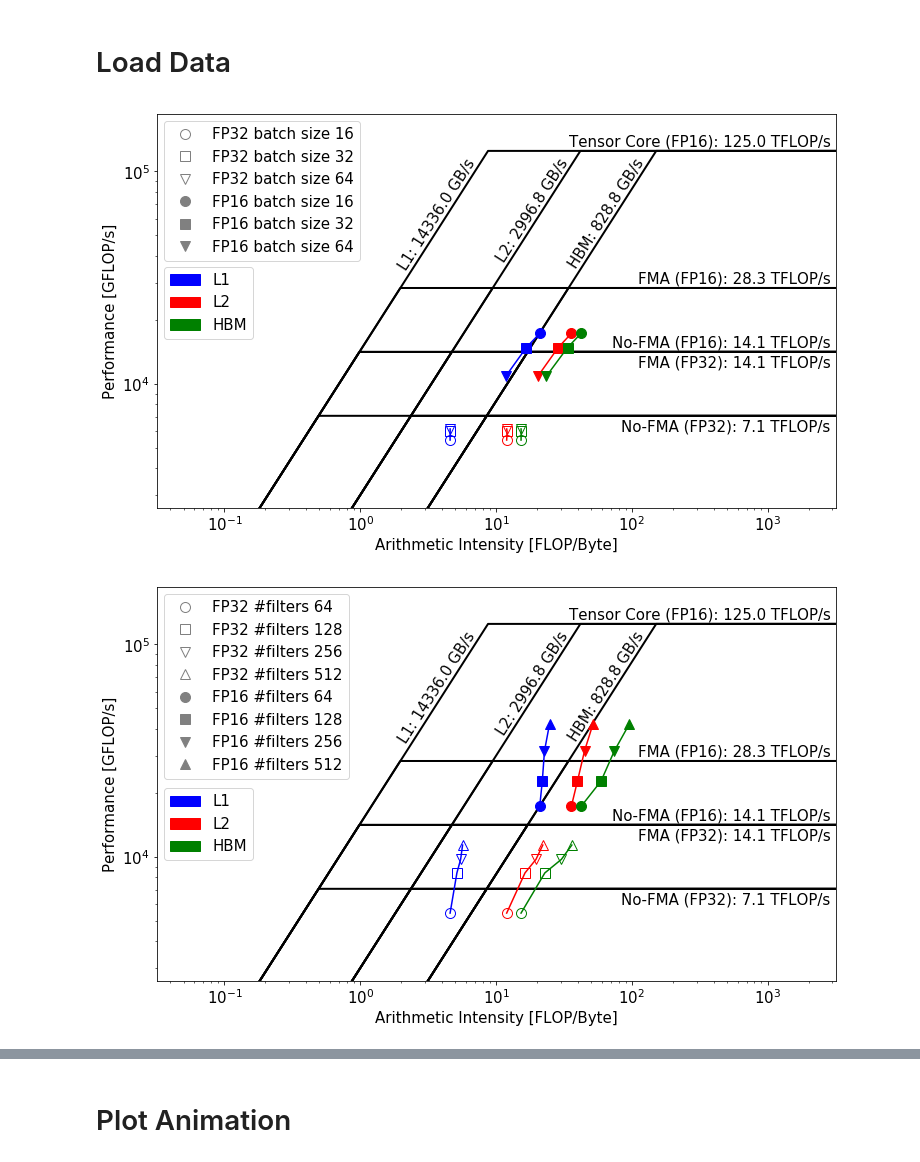
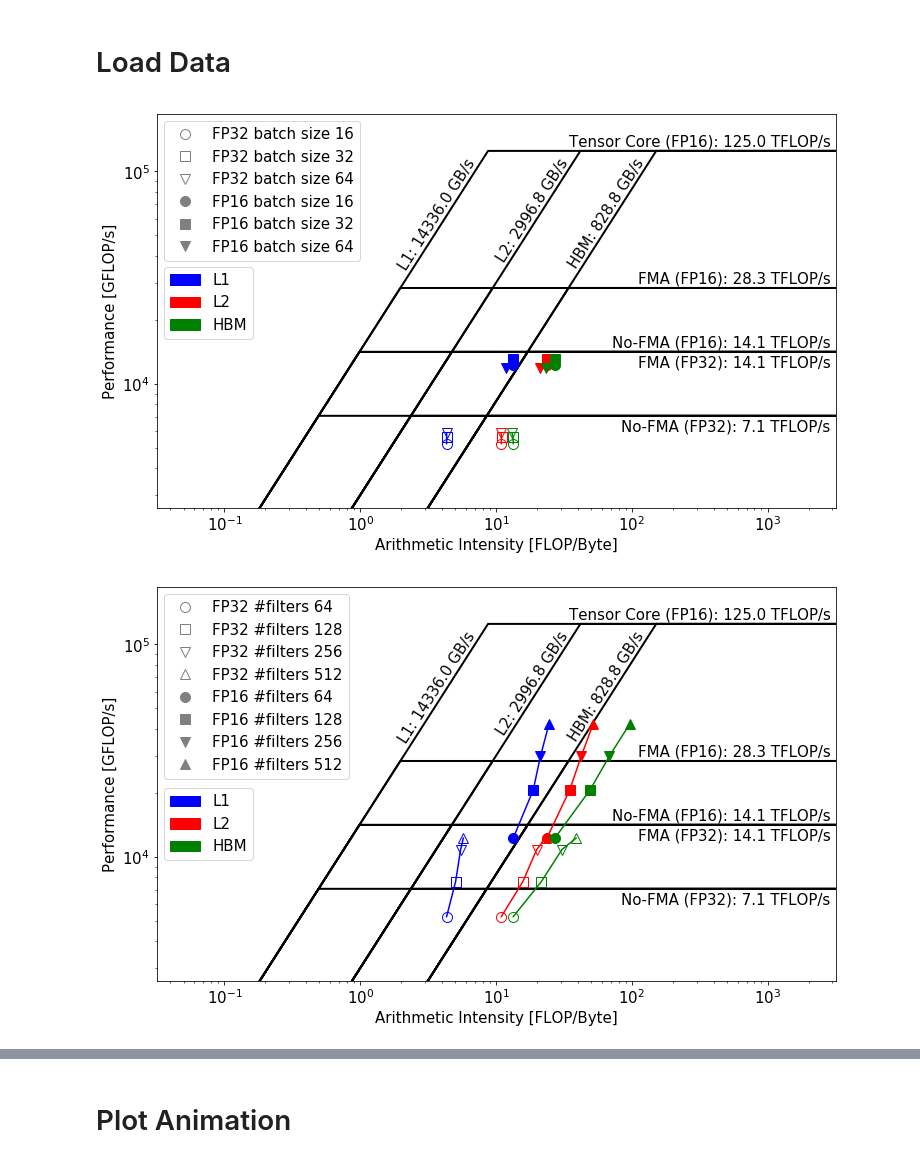
Before and after one commit to NERSC/tf-perf-kernels, a Jupyter notebook: roofline_plot_charlene.ipynb, the cells around one changed output, grey strips where cells are left out. Saved outputs shown, nothing was run; the diff lists cells and outputs as text; code cells hidden in the pictures.

```diff
--- a/roofline_plot_charlene.ipynb
+++ b/roofline_plot_charlene.ipynb
@@ -11,7 +11,8 @@ import matplotlib.patches as mpatches
 # Plot Parameters
 # %%
 #parameters
-plotdir = "./plots"
+datadir = "./results_NCHW"
+plotdir = "./plots_NCHW"
 font = { 'size'   : 15}
 plt.rc('font', **font)
 markersize = 10 #12
@@ -357,7 +357,7 @@ combineddf = pd.read_csv(os.path.join(datadir,"combined_profile.csv"))
 profiledf = pd.read_csv(os.path.join(datadir,"full_profile.csv"))
 # %%
 #plot vs batchsize
-directory="plots/batch_size"
+directory = os.path.join(plotdir, "batch_size")
 try:
     os.stat(directory)
 except:
@@ -398,10 +398,10 @@ for idx,feature in enumerate(features):
     ##plot
     #plot_fractions(plot_file, plot_label, "Batch Size", "bs", selectdf)
 # %% [output]
-[figure, old version]
+[figure, new version]
 # %%
 #plot vs num filters
-directory="plots/num_filters"
+directory = os.path.join(plotdir, "num_filters")
 try:
     os.stat(directory)
 except:
@@ -422,33 +422,33 @@ for idx,feature in enumerate(features):
     selectdf = combineddf[ (combineddf[ "Network Name" ] == feature[0]) & \
                            (combineddf[ "Input Shape" ] == feature[1]) & \
                            (combineddf[ "Batch Size" ] == feature[2]) & \
                            (combineddf[ "Stride Size" ] == feature[3]) & \
                            (combineddf[ "Pass" ] == feature[4]) & \
                            (combineddf[ "Kernel Shape" ].str.startswith(feature[6]))].copy()
     selectdf[ "Num Filters" ] = selectdf["Kernel Shape"].str.split("x").apply(lambda x: int(x[-1]))
 
     #sort data
     selectdf.sort_values("Num Filters", ascending=True, inplace=True)
 
     if len(selectdf["Kernel Shape"].unique()) == 1:
         continue
 
     #plot data
     #label
     plot_label = 'V100, tf.nn.conv2d, '+feature[0].split("-")[0]+', '+feature[1]+', '+feature[6]+', '+str(feature[2])+', '+str(feature[3])+', '+feature[4]
     plot_file = os.path.join(directory, plot_label.replace(", ","_"))
     plot_label = None
     #plot
     plot_data(plot_file, plot_label, "Num Filters", "#filters", selectdf)
 
     ##plot fractions
     ##label
     #plot_label = 'V100, tf.nn.conv2d, '+feature[0].split("-")[0]+', '+feature[1]+', '+feature[6]+', '+str(feature[2])+', '+str(feature[3])+', '+feature[4]+', fractions'
     #plot_file = os.path.join(directory, plot_label.replace(", ","_"))
     #plot_label = None
     ##plot
     #plot_fractions(plot_file, plot_label, "Num Filters", "nf", selectdf)
 # %% [output]
-[figure, old version]
+[figure, new version]
 # %%
 #plot vs kernel size
```
Also changed, not shown: parts of 3 cells of this notebook, 5 other files.
